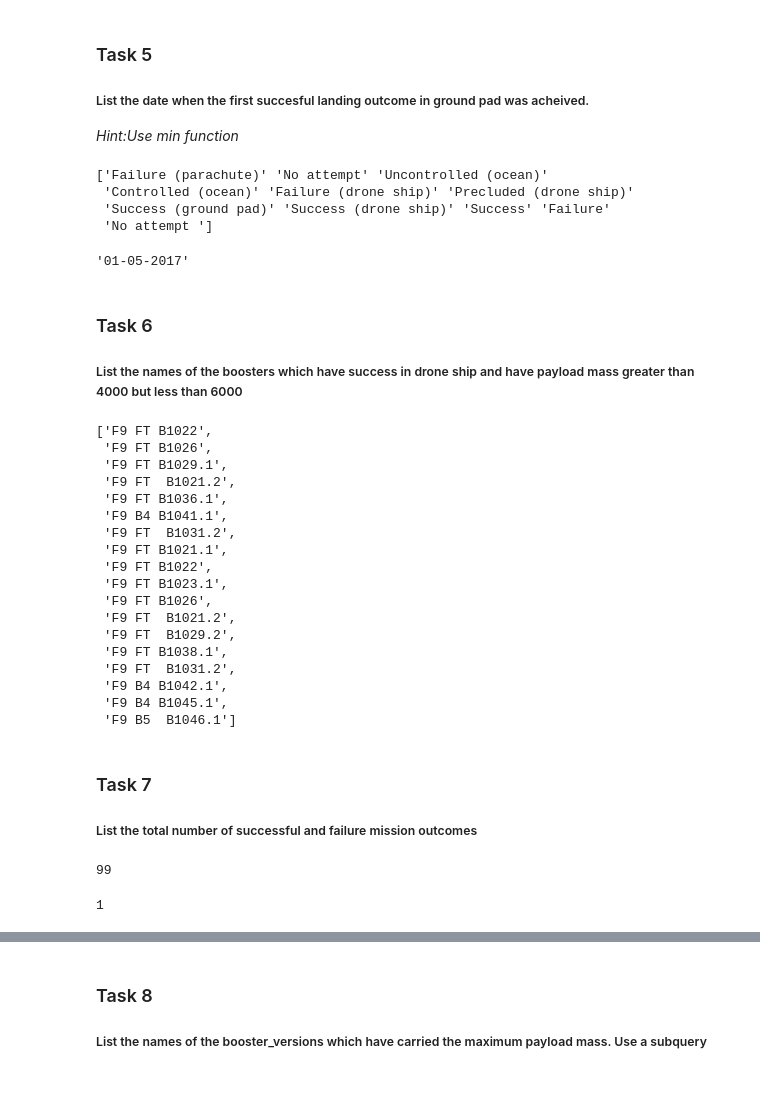
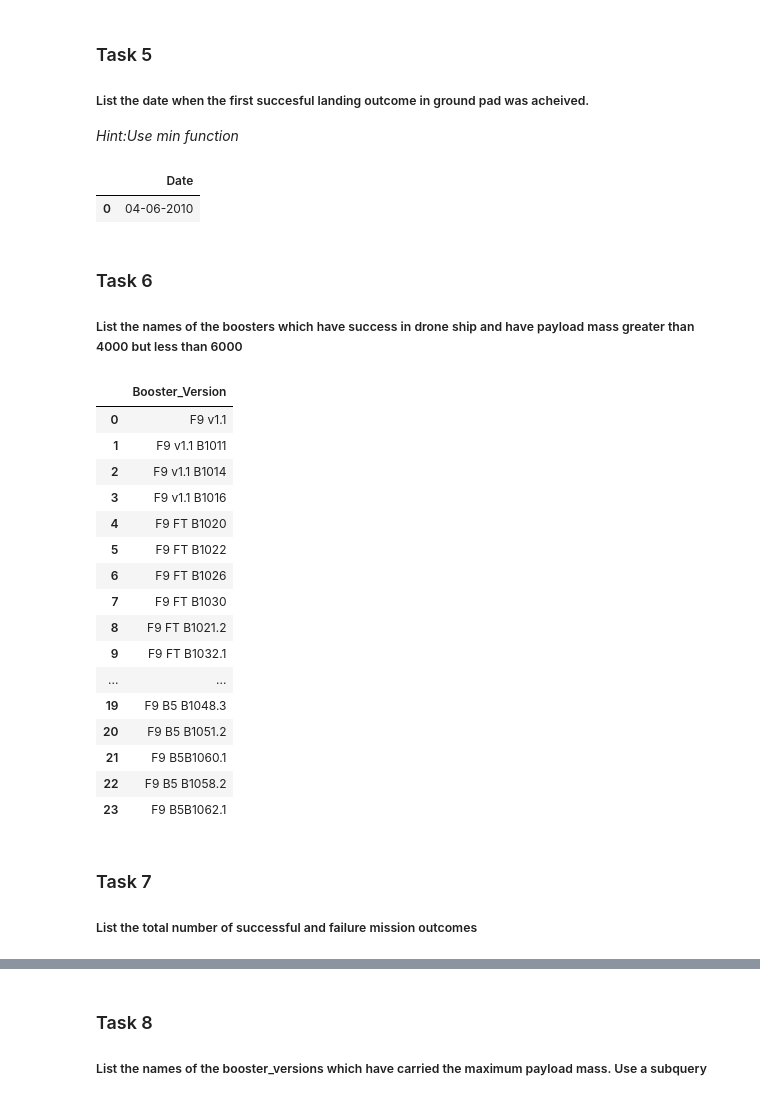
Before and after one commit to KiykoHanna/CourseraProgect, a Jupyter notebook: jupyter-labs-eda-sql-coursera.ipynb, the cells around one changed output, grey strips where cells are left out. Saved outputs shown, nothing was run; the diff lists cells and outputs as text; code cells hidden in the pictures.

```diff
--- a/jupyter-labs-eda-sql-coursera.ipynb
+++ b/jupyter-labs-eda-sql-coursera.ipynb
@@ -180,42 +205,47 @@ df1['PAYLOAD_MASS__KG_'].mean()
 
 
 _Hint:Use min function_
-# %%
-print(df['Landing _Outcome'].unique())
-df['Date'][df['Landing _Outcome'] == 'Success (ground pad)'].min()
-# %% [output]
-['Failure (parachute)' 'No attempt' 'Uncontrolled (ocean)'
- 'Controlled (ocean)' 'Failure (drone ship)' 'Precluded (drone ship)'
- 'Success (ground pad)' 'Success (drone ship)' 'Success' 'Failure'
- 'No attempt ']
-'01-05-2017'
+# %%
+Q= """
+SELECT Date FROM SPACEXTBL
+WHERE Mission_Outcome = 'Success'
+LIMIT 1
+"""
+cur.execute(Q)
+pd.read_sql_query(Q,conn)
+# %% [output]
+|  | Date |
+| 0 | 04-06-2010 |
 # %% [markdown]
 ### Task 6
 
 ##### List the names of the boosters which have success in drone ship and have payload mass greater than 4000 but less than 6000
-# %%
-df1 = df[df['Landing _Outcome'] == 'Success (drone ship)']
-df2 = list(df1['Booster_Version'][df1['PAYLOAD_MASS__KG_'] > 4000]) + list(df1['Booster_Version'][df1['PAYLOAD_MASS__KG_'] < 6000])
-df2
-# %% [output]
-['F9 FT B1022',
- 'F9 FT B1026',
- 'F9 FT B1029.1',
- 'F9 FT  B1021.2',
- 'F9 FT B1036.1',
- 'F9 B4 B1041.1',
- 'F9 FT  B1031.2',
- 'F9 FT B1021.1',
- 'F9 FT B1022',
- 'F9 FT B1023.1',
- 'F9 FT B1026',
- 'F9 FT  B1021.2',
- 'F9 FT  B1029.2',
- 'F9 FT B1038.1',
- 'F9 FT  B1031.2',
- 'F9 B4 B1042.1',
- 'F9 B4 B1045.1',
- 'F9 B5  B1046.1']
+# %%
+Q= """
+SELECT Booster_Version	FROM SPACEXTBL
+WHERE PAYLOAD_MASS__KG_ BETWEEN 4000 AND 6000
+
+"""
+cur.execute(Q)
+pd.read_sql_query(Q,conn)
+# %% [output]
+|  | Booster_Version |
+| 0 | F9 v1.1 |
+| 1 | F9 v1.1 B1011 |
+| 2 | F9 v1.1 B1014 |
+| 3 | F9 v1.1 B1016 |
+| 4 | F9 FT B1020 |
+| 5 | F9 FT B1022 |
+| 6 | F9 FT B1026 |
+| 7 | F9 FT B1030 |
+| 8 | F9 FT B1021.2 |
+| 9 | F9 FT B1032.1 |
+| ... | ... |
+| 19 | F9 B5 B1048.3 |
+| 20 | F9 B5 B1051.2 |
+| 21 | F9 B5B1060.1 |
+| 22 | F9 B5 B1058.2 |
+| 23 | F9 B5B1062.1 |
 # %% [markdown]
 ### Task 7
 
@@ -223,9 +253,3 @@ df2
 
 
 ##### List the total number of successful and failure mission outcomes
-# %%
-print(len(df[df['Mission_Outcome'] == 'Success']) + 1)
-len(df[df['Mission_Outcome'] == 'Failure (in flight)'])
-# %% [output]
-99
-1
```
Also changed, not shown: parts of 17 cells of this notebook, 3 other files.
